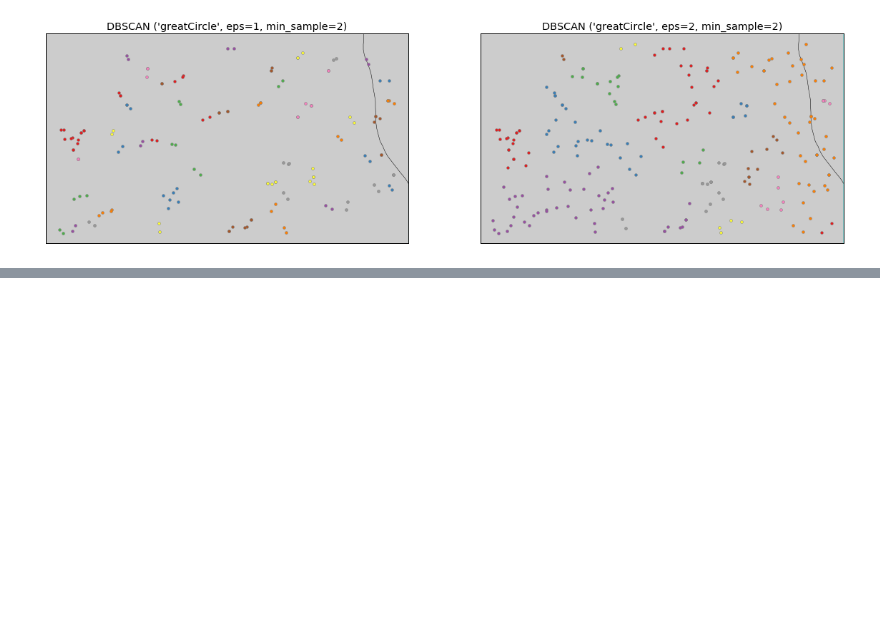
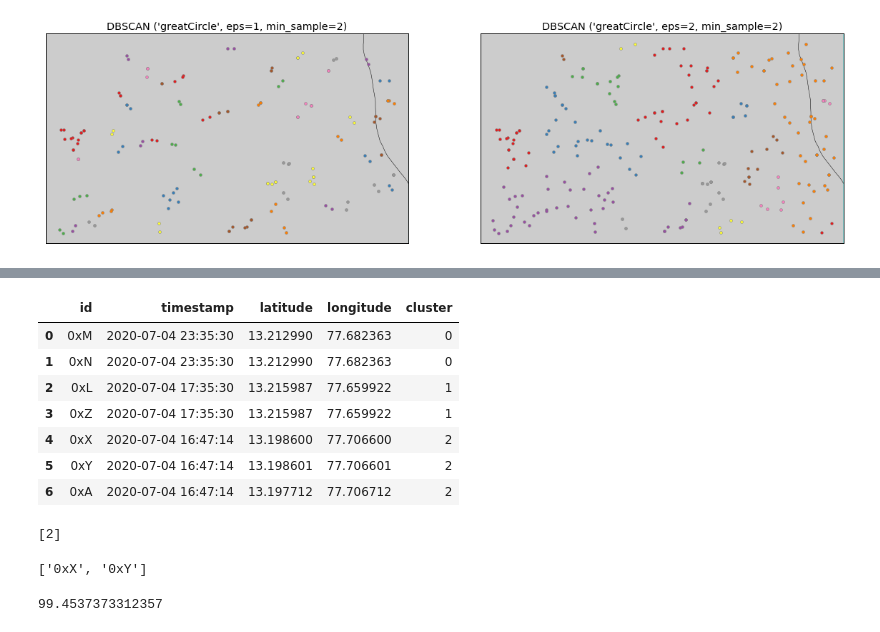
Before and after one commit to KumbleMadhu/PRANA, a Jupyter notebook: prana_contact_tracing_using_DBSCAN.ipynb, the cells around one changed output, grey strips where cells are left out. Cells and saved outputs as stored; diff of their text form; code cells hidden in the pictures; blank space fills up the shorter version.

```diff
--- a/prana_contact_tracing_using_DBSCAN.ipynb
+++ b/prana_contact_tracing_using_DBSCAN.ipynb
@@ -268,0 +360,11 @@ get_infected_ids(input_id)
+# %%
+dflive.head(50)
+# %% [output]
+|  | id | timestamp | latitude | longitude | cluster |
+| 0 | 0xM | 2020-07-04 23:35:30 | 13.212990 | 77.682363 | 0 |
+| 1 | 0xN | 2020-07-04 23:35:30 | 13.212990 | 77.682363 | 0 |
+| 2 | 0xL | 2020-07-04 17:35:30 | 13.215987 | 77.659922 | 1 |
+| 3 | 0xZ | 2020-07-04 17:35:30 | 13.215987 | 77.659922 | 1 |
+| 4 | 0xX | 2020-07-04 16:47:14 | 13.198600 | 77.706600 | 2 |
+| 5 | 0xY | 2020-07-04 16:47:14 | 13.198601 | 77.706601 | 2 |
+| 6 | 0xA | 2020-07-04 16:47:14 | 13.197712 | 77.706712 | 2 |
@@ -268,0 +396,10 @@ get_infected_ids(input_id)
+# %%
+input_id = '0xA'
+get_infected_ids(input_id)
+# %% [output]
+[2]
+['0xX', '0xY']
+# %%
+haversine((13.1977123, 77.7067123), (13.1986000, 77.7066000), unit='m')
+# %% [output]
+99.4537373312357
```
Also changed, not shown: parts of 23 cells of this notebook.
